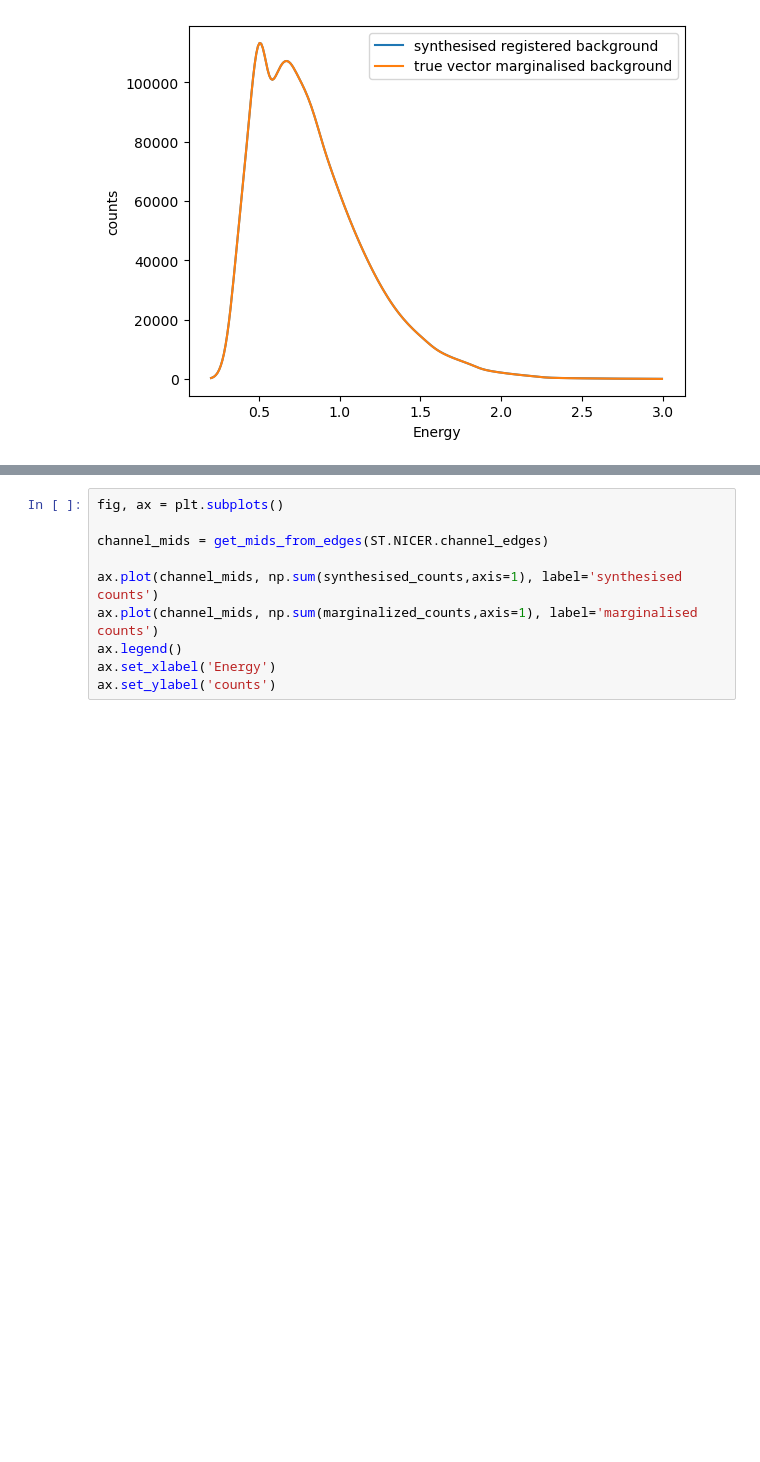
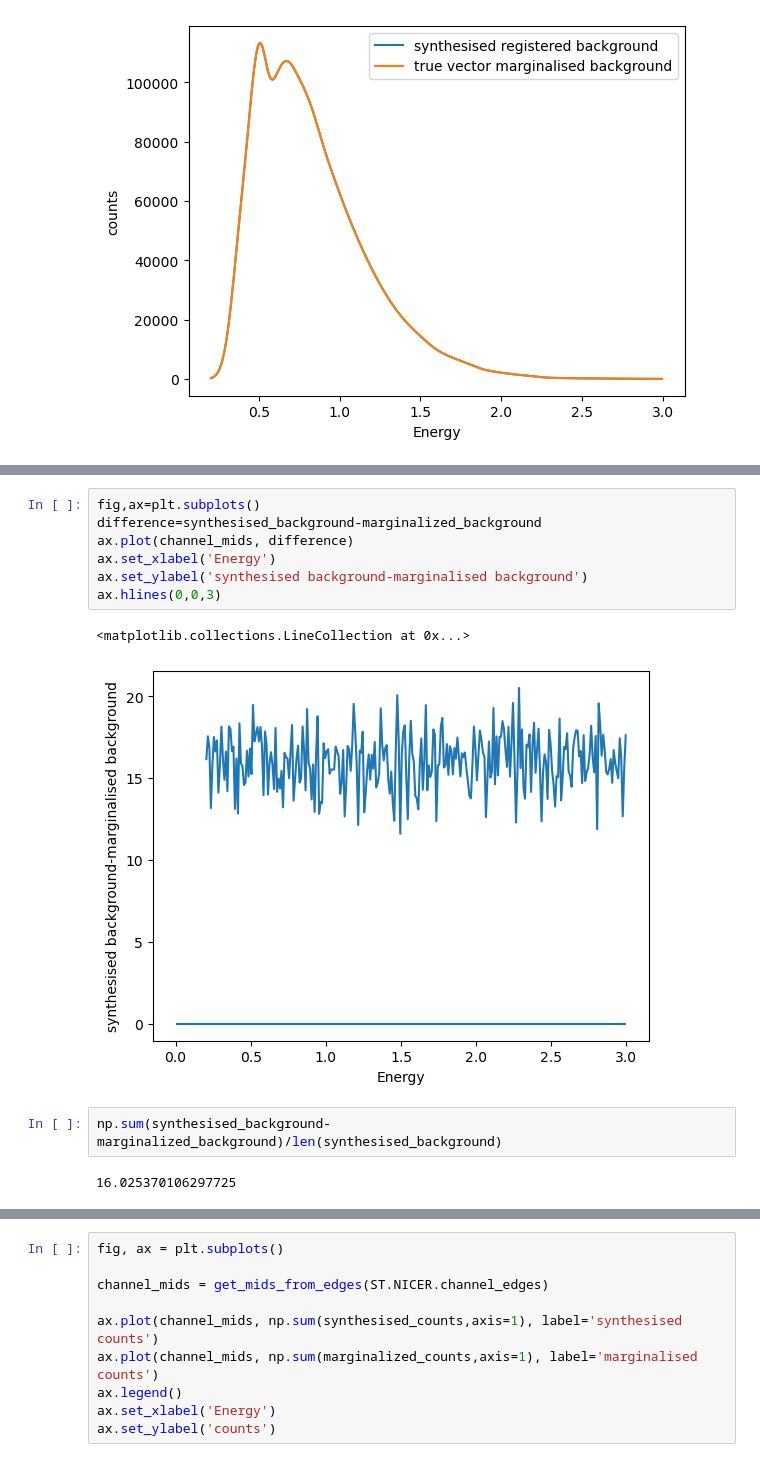
Before and after one commit to Basdorsman/xpsi, a Jupyter notebook: AMXPs/J1808_synthetic/Notebooks/compare_data_and_simulation.ipynb, the cells around one changed output, grey strips where cells are left out. Drawn from its saved outputs; the diff is of its cells as text; blank space fills up the shorter version.

```diff
--- a/AMXPs/J1808_synthetic/Notebooks/compare_data_and_simulation.ipynb
+++ b/AMXPs/J1808_synthetic/Notebooks/compare_data_and_simulation.ipynb
@@ -121,3 +136,17 @@ ax.hlines(33/32,0,250)
+# %%
+fig,ax=plt.subplots()
+difference=synthesised_background-marginalized_background
+ax.plot(channel_mids, difference)
+ax.set_xlabel('Energy')
+ax.set_ylabel('synthesised background-marginalised background')
+ax.hlines(0,0,3)
+# %% [output]
+<matplotlib.collections.LineCollection at 0x...>
+[figure, added]
+# %%
+np.sum(synthesised_background-marginalized_background)/len(synthesised_background)
+# %% [output]
+16.025370106297725
 # %%
 fig,ax = plt.subplots()
 ax.plot(channel_mids, synthesised_signal, label='synthesised signal')
```
Also changed, not shown: parts of 8 cells of this notebook, 11 other files.
